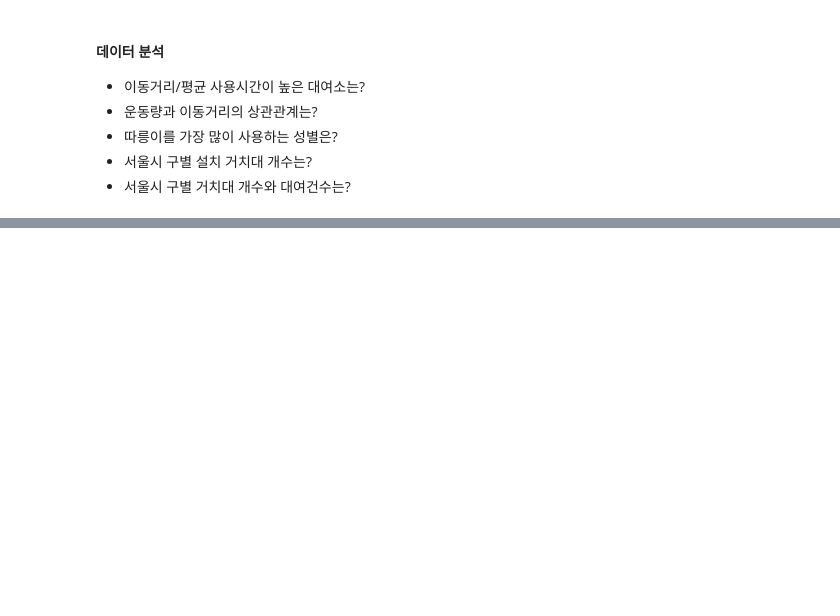
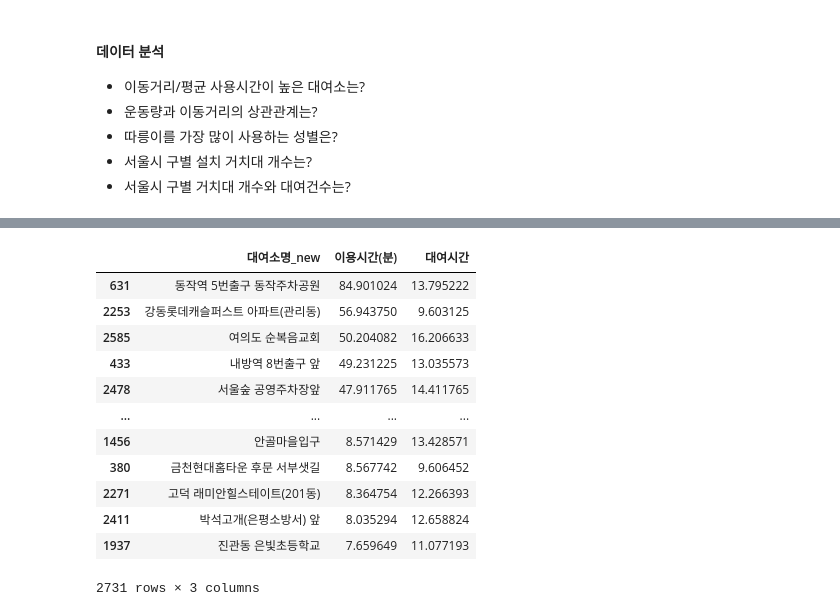
Before and after one commit to yhs02252/pandassource, a Jupyter notebook: 자전거.ipynb, the cells around one changed output, grey strips where cells are left out. Cells and saved outputs as stored; diff of their text form; code cells hidden in the pictures; blank space fills up the shorter version.

```diff
--- a/자전거.ipynb
+++ b/자전거.ipynb
@@ -339,0 +361,17 @@ dtype: object
+# %%
+# 평균 이용시간(분)이 가장 높은 대여소
+bike_time_df.groupby("대여소명_new")[["이용시간(분)","대여시간"]].mean().reset_index().sort_values("이용시간(분)",ascending=False)
+# %% [output]
+|  | 대여소명_new | 이용시간(분) | 대여시간 |
+| 631 | 동작역 5번출구 동작주차공원 | 84.901024 | 13.795222 |
+| 2253 | 강동롯데캐슬퍼스트 아파트(관리동) | 56.943750 | 9.603125 |
+| 2585 | 여의도 순복음교회 | 50.204082 | 16.206633 |
+| 433 | 내방역 8번출구 앞 | 49.231225 | 13.035573 |
+| 2478 | 서울숲 공영주차장앞 | 47.911765 | 14.411765 |
+| ... | ... | ... | ... |
+| 1456 | 안골마을입구 | 8.571429 | 13.428571 |
+| 380 | 금천현대홈타운 후문 서부샛길 | 8.567742 | 9.606452 |
+| 2271 | 고덕 래미안힐스테이트(201동) | 8.364754 | 12.266393 |
+| 2411 | 박석고개(은평소방서) 앞 | 8.035294 | 12.658824 |
+| 1937 | 진관동 은빛초등학교 | 7.659649 | 11.077193 |
+2731 rows × 3 columns
```
Also changed, not shown: parts of 18 cells of this notebook, 8 other files.
